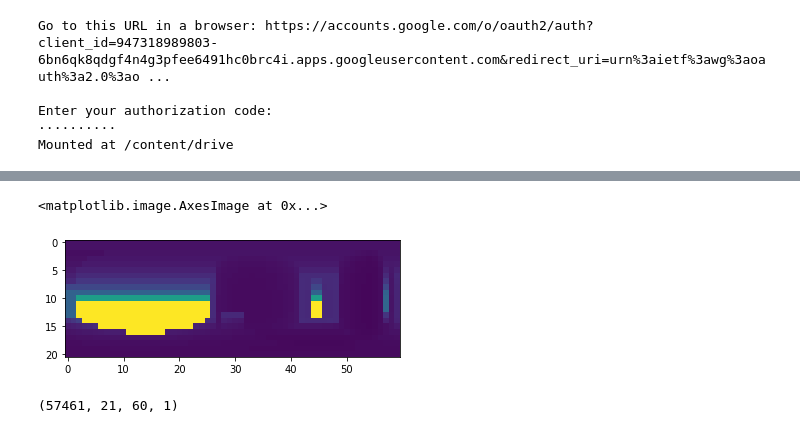
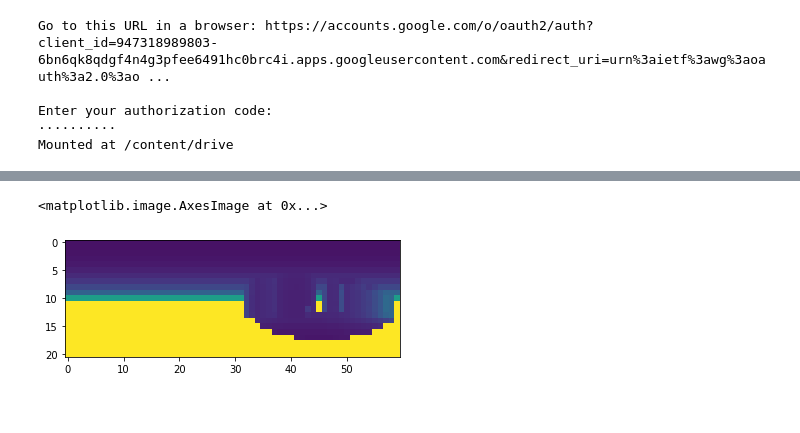
Before and after one commit to narfdf999/Arquitectura, a Jupyter notebook: Comprobacion_autoencoder.ipynb, the cells around one changed output, grey strips where cells are left out. Drawn from its saved outputs; the diff is of its cells as text; code cells hidden in the pictures.

```diff
--- a/Comprobacion_autoencoder.ipynb
+++ b/Comprobacion_autoencoder.ipynb
@@ -21,2 +80,2 @@ from keras import backend as K
 # %%
-x_train = np.load('/content/drive/My Drive/1260_mercator/mercator_total.npy')
+mercator_aum = np.load('/content/drive/My Drive/Pruebas Arquitectura/Distancias_puntos_latente_mercator/mercator_aum.npy')
@@ -23,10 +144,5 @@ x_train = np.load('/content/drive/My Drive/1260_mercator/mercator_total.npy')
 # %%
-plt.imshow(x_train[120],vmin=-1,vmax=1)
+plt.imshow(x_train[50],vmin=-1,vmax=1)
 # %% [output]
 <matplotlib.image.AxesImage at 0x...>
-[figure, old version]
+[figure, new version]
-# %%
-x_train_au = np.expand_dims(x_train,axis=-1)
-print(x_train_au.shape)
-# %% [output]
-(57461, 21, 60, 1)
```
Also changed, not shown: parts of 42 cells of this notebook.
